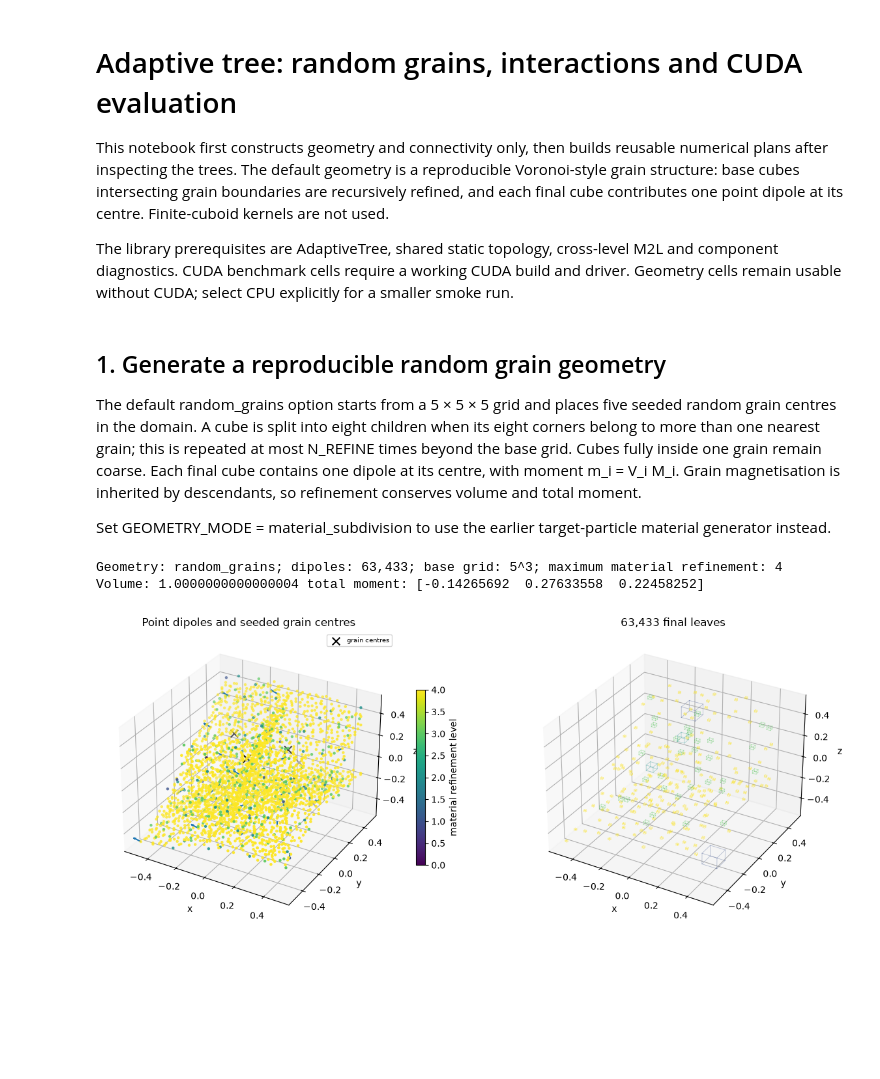
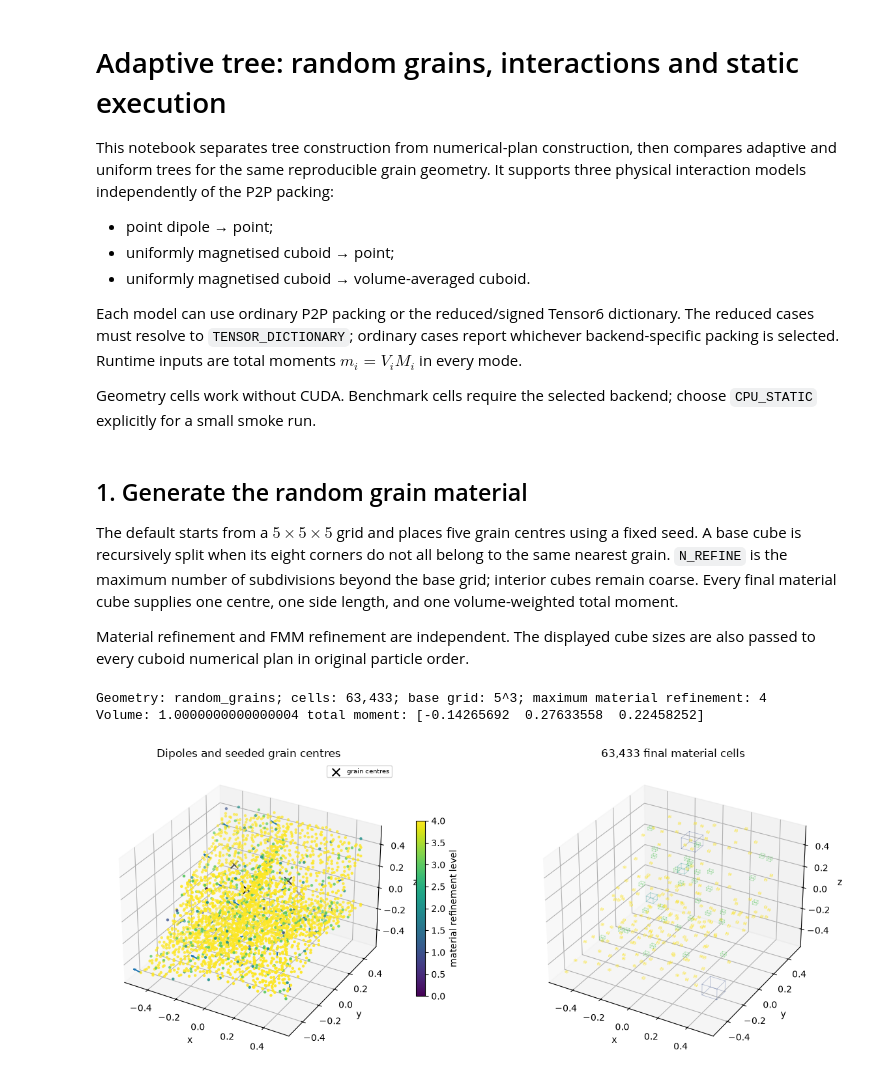
Before and after one commit to Ximtecs/dip-fmm, a Jupyter notebook: examples/notebooks/15_adaptive_tree.ipynb, the cells around one changed output. Saved outputs shown, nothing was run; the diff lists cells and outputs as text; code cells hidden in the pictures; blank space fills up the shorter version.

```diff
--- a/examples/notebooks/15_adaptive_tree.ipynb
+++ b/examples/notebooks/15_adaptive_tree.ipynb
@@ -1,8 +1,14 @@
 # %% [markdown]
-# Adaptive tree: random grains, interactions and CUDA evaluation
+# Adaptive tree: random grains, interactions and static execution
 
-This notebook first constructs geometry and connectivity only, then builds reusable numerical plans after inspecting the trees. The default geometry is a reproducible Voronoi-style grain structure: base cubes intersecting grain boundaries are recursively refined, and each final cube contributes one point dipole at its centre. Finite-cuboid kernels are not used.
+This notebook separates tree construction from numerical-plan construction, then compares adaptive and uniform trees for the same reproducible grain geometry. It supports three physical interaction models independently of the P2P packing:
 
-The library prerequisites are AdaptiveTree, shared static topology, cross-level M2L and component diagnostics. CUDA benchmark cells require a working CUDA build and driver. Geometry cells remain usable without CUDA; select CPU explicitly for a smaller smoke run.
+- point dipole → point;
+- uniformly magnetised cuboid → point;
+- uniformly magnetised cuboid → volume-averaged cuboid.
+
+Each model can use ordinary P2P packing or the reduced/signed Tensor6 dictionary. The reduced cases must resolve to `TENSOR_DICTIONARY`; ordinary cases report whichever backend-specific packing is selected. Runtime inputs are total moments $m_i=V_iM_i$ in every mode.
+
+Geometry cells work without CUDA. Benchmark cells require the selected backend; choose `CPU_STATIC` explicitly for a small smoke run.
 # %%
 import time
@@ -33,50 +44,52 @@ SELECTED_LEAF = None
 INCLUDE_ANCESTORS = True
 RUN_BENCHMARK = True
 # %% [markdown]
-## 1. Generate a reproducible random grain geometry
+## 1. Generate the random grain material
 
-The default random_grains option starts from a 5 × 5 × 5 grid and places five seeded random grain centres in the domain. A cube is split into eight children when its eight corners belong to more than one nearest grain; this is repeated at most N_REFINE times beyond the base grid. Cubes fully inside one grain remain coarse. Each final cube contains one dipole at its centre, with moment m_i = V_i M_i. Grain magnetisation is inherited by descendants, so refinement conserves volume and total moment.
+The default starts from a $5\times5\times5$ grid and places five grain centres using a fixed seed. A base cube is recursively split when its eight corners do not all belong to the same nearest grain. `N_REFINE` is the maximum number of subdivisions beyond the base grid; interior cubes remain coarse. Every final material cube supplies one centre, one side length, and one volume-weighted total moment.
 
-Set GEOMETRY_MODE = material_subdivision to use the earlier target-particle material generator instead.
+Material refinement and FMM refinement are independent. The displayed cube sizes are also passed to every cuboid numerical plan in original particle order.
 # %%
 if GEOMETRY_MODE == "random_grains":
     material = generate_random_grains(N_GRAINS, BASE_GRID, N_REFINE, SEED)
 elif GEOMETRY_MODE == "material_subdivision":
     material = generate_material(N_PARTICLES, SEED, BASE_GRID)
 else:
     raise ValueError(f"unknown GEOMETRY_MODE: {GEOMETRY_MODE!r}")
 
 positions = material["positions"]
 material_levels = material["material_levels"]
-print(f"Geometry: {GEOMETRY_MODE}; dipoles: {len(positions):,}; "
-      f"base grid: {BASE_GRID}^3; maximum material refinement: {material_levels.max(initial=0)}")
-print("Volume:", np.sum(material["sides"]**3), "total moment:", material["moments"].sum(axis=0))
+print(f"Geometry: {GEOMETRY_MODE}; cells: {len(positions):,}; base grid: {BASE_GRID}^3; "
+      f"maximum material refinement: {material_levels.max(initial=0)}")
+print("Volume:", np.sum(material["sides"]**3),
+      "total moment:", material["moments"].sum(axis=0))
 
 fig = plt.figure(figsize=(13, 5))
 axis = fig.add_subplot(121, projection="3d")
 sample = np.linspace(0, len(positions)-1, min(3000, len(positions)), dtype=int)
 scatter = axis.scatter(*positions[sample].T, c=material_levels[sample], s=5, cmap="viridis")
 fig.colorbar(scatter, ax=axis, label="material refinement level", shrink=.6)
 arrows = sample[::max(1, len(sample)//25)]
-axis.quiver(*positions[arrows].T, *material["magnetisations"][arrows].T, length=.06, normalize=True)
+axis.quiver(*positions[arrows].T, *material["magnetisations"][arrows].T,
+            length=.06, normalize=True)
 if "grain_centres" in material:
-    axis.scatter(*material["grain_centres"].T, marker="x", s=70, c="black", linewidths=1.5,
-                 label="grain centres")
+    axis.scatter(*material["grain_centres"].T, marker="x", s=70, c="black",
+                 linewidths=1.5, label="grain centres")
     axis.legend(fontsize=7)
-finish_3d_axes(axis, "Point dipoles and seeded grain centres")
+finish_3d_axes(axis, "Dipoles and seeded grain centres")
 
 axis = fig.add_subplot(122, projection="3d")
 cmap = plt.get_cmap("viridis")
 normalise = plt.Normalize(vmin=0, vmax=max(1, int(material_levels.max(initial=0))))
 cube_sample = sample[::max(1, len(sample)//250)]
 for i in cube_sample:
     draw_box_3d(axis, positions[i], material["sides"][i]/2,
                 colour=cmap(normalise(material_levels[i])), alpha=.35, linewidth=.6)
-finish_3d_axes(axis, "Final grain cubes (colour = refinement level)")
-axis.set_title(f"{len(positions):,} final leaves")
+finish_3d_axes(axis, "Final cells (colour = refinement level)")
+axis.set_title(f"{len(positions):,} final material cells")
 fig.tight_layout()
 # %% [output]
-Geometry: random_grains; dipoles: 63,433; base grid: 5^3; maximum material refinement: 4
+Geometry: random_grains; cells: 63,433; base grid: 5^3; maximum material refinement: 4
 Volume: 1.0000000000000004 total moment: [-0.14265692  0.27633558  0.22458252]
-[figure, old version]
+[figure, new version]
 # %% [markdown]
```
Also changed, not shown: parts of 10 cells of this notebook, 7 other files.
